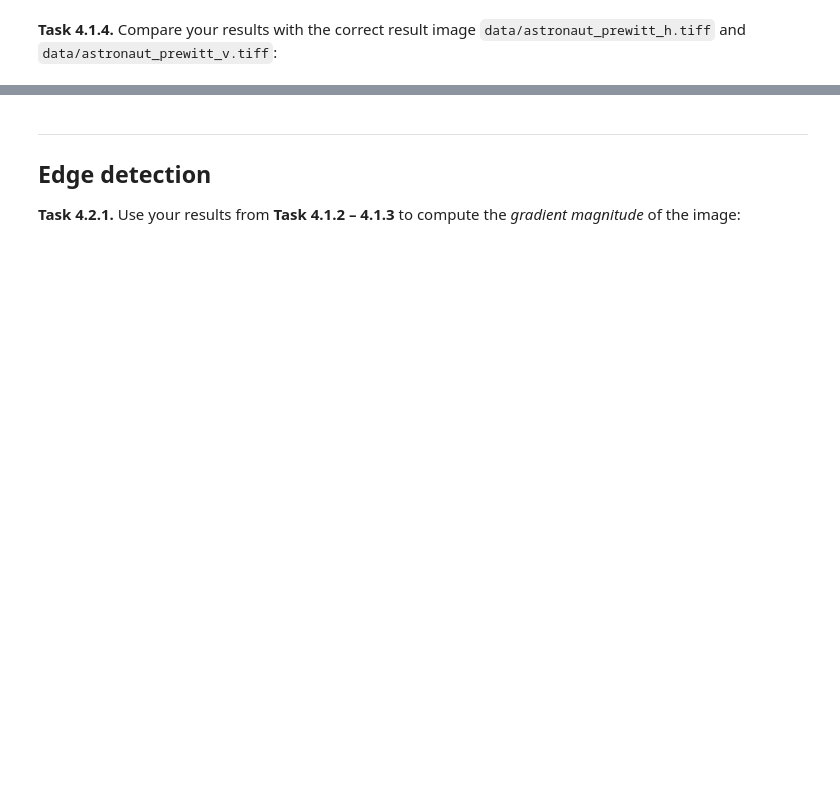
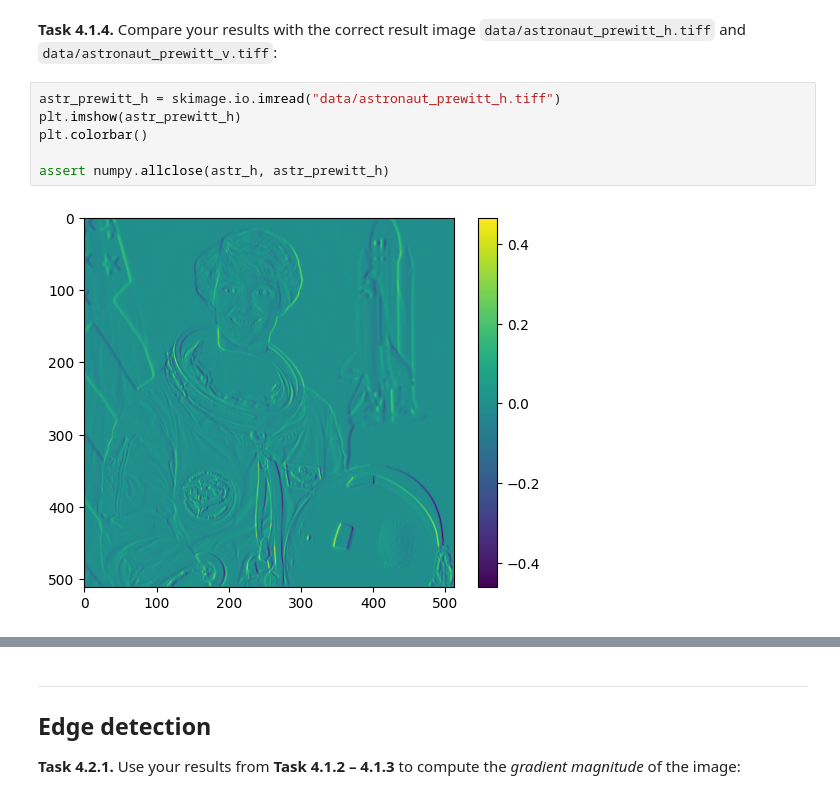
Before and after one commit to Hallo-ollaH/mobi-fs3-python, a Jupyter notebook: task4.ipynb, the cells around one changed output, grey strips where cells are left out. Saved outputs shown, nothing was run; the diff lists cells and outputs as text; blank space fills up the shorter version.

```diff
--- a/task4.ipynb
+++ b/task4.ipynb
@@ -96,2 +93,10 @@ def prewitt_v(img_in):
 # %% [markdown]
 **<a id="#">Task 4.1.4.</a>** Compare your results with the correct result image `data/astronaut_prewitt_h.tiff` and `data/astronaut_prewitt_v.tiff`:
+# %%
+astr_prewitt_h = skimage.io.imread("data/astronaut_prewitt_h.tiff")
+plt.imshow(astr_prewitt_h)
+plt.colorbar()
+
+assert numpy.allclose(astr_h, astr_prewitt_h)
+# %% [output]
+[figure, added]
```
Also changed, not shown: parts of 9 cells of this notebook, 1 other file.
